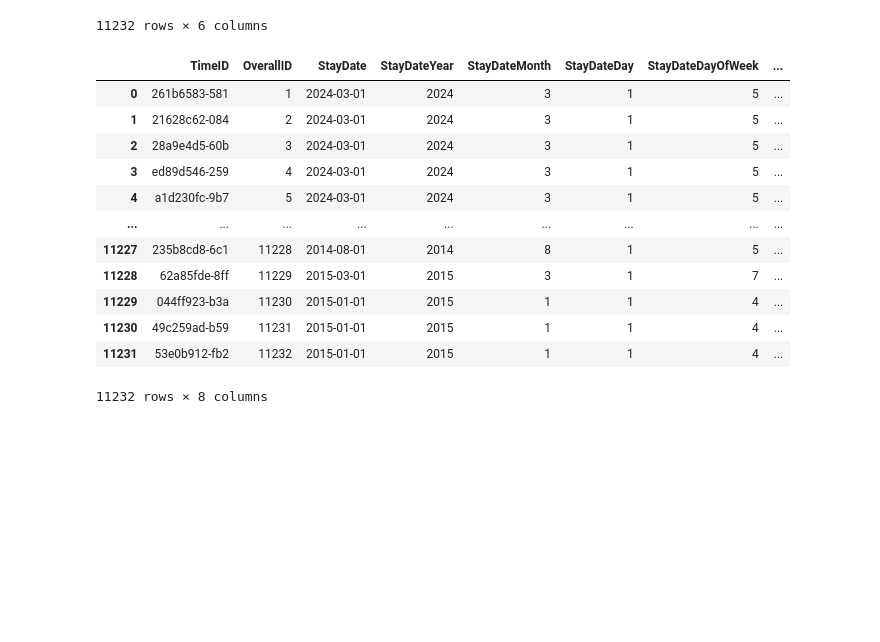
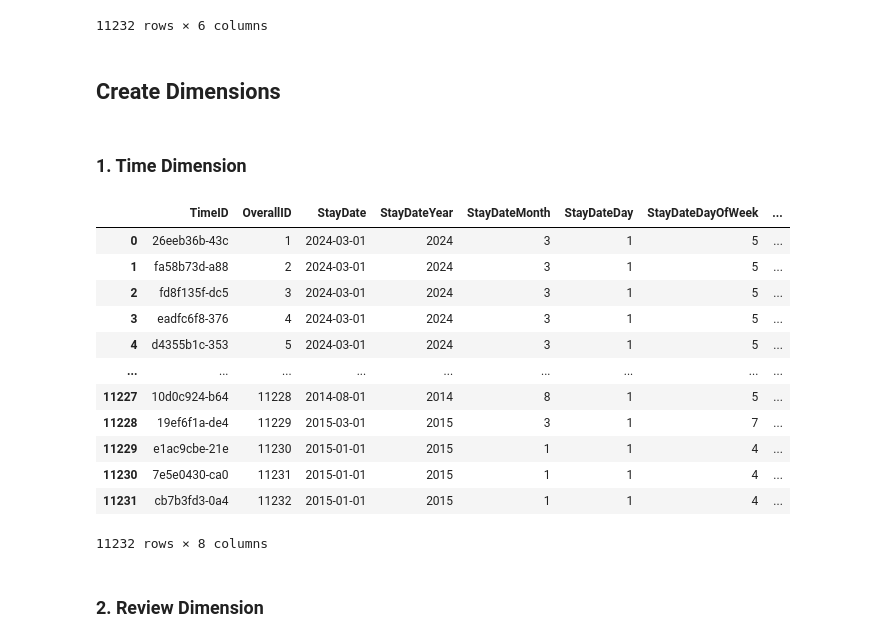
Before and after one commit to joannelxl/DataOpsMLOps, a Jupyter notebook: ETL_TestNotebook.ipynb, the cells around one changed output. Drawn from its saved outputs; the diff is of its cells as text; code cells hidden in the pictures; blank space fills up the shorter version.

```diff
--- a/ETL_TestNotebook.ipynb
+++ b/ETL_TestNotebook.ipynb
@@ -121,54 +134,66 @@ df
 | 11230 | Beautiful experience and amazing ... | This is a great place to visit ev... | 2015-01-01 | 59 | 5.0 | 11231 |
 | 11231 | Amazing | We stayed here just one night but... | 2015-01-01 | 68 | 5.0 | 11232 |
 11232 rows × 6 columns
+# %% [markdown]
+## Create Dimensions
+# %% [markdown]
+### 1. Time Dimension
 # %%
 # Time dimension
 # TimeID
 # StayDate
 # StayDateYear
 # StayDateMonth
 # StayDateDay
 # StayDateDayOfWeek
 # StayDateWeek
 
 db_tripadvisor = mysql.connector.connect(
 	host=db_host,
 	user=db_user,
 	passwd=db_pw,
 	database=db_name
 )
 
 time_sql = f'''
-SELECT `OverallID` as OverallID, `Date of Stay` as StayDate, YEAR(`Date of Stay`) AS StayDateYear, MONTH(`Date of Stay`) AS StayDateMonth, Day(`Date of Stay`) AS StayDateDay, IF((DayOfWeek(`Date of Stay`) - 1) = 0, 7, DayOfWeek(`Date of Stay`) - 1) As StayDateDayOfWeek, WEEK(`Date of Stay`) AS StayDateWeek
+SELECT OverallID,
+            tripadvisor_reviews.DateOfStay AS StayDate,
+            YEAR(DateOfStay) AS StayDateYear,
+            MONTH(DateOfStay) AS StayDateMonth,
+            Day(DateOfStay) AS StayDateDay,
+            IF((DayOfWeek(DateOfStay) - 1) = 0, 7, DayOfWeek(DateOfStay) - 1) As StayDateDayOfWeek,
+            WEEK(DateOfStay) AS StayDateWeek
 FROM tripadvisor_reviews
 '''
 
 df = pd.read_sql(sql=time_sql, con=db_tripadvisor)
 df['TimeID'] = df['StayDate'].apply(lambda x: str(uuid4())[:12])
 cols = df.columns.to_list()
 cols = cols[-1:] + cols[:-1]
 df = df[cols]
 # change to datetime type
 df["StayDate"] = pd.to_datetime(df['StayDate'], format='%Y-%m-%d')
 df
 # %% [output]
 |  | TimeID | OverallID | StayDate | StayDateYear | StayDateMonth | StayDateDay | StayDateDayOfWeek | ... |
-| 0 | 261b6583-581 | 1 | 2024-03-01 | 2024 | 3 | 1 | 5 | ... |
-| 1 | 21628c62-084 | 2 | 2024-03-01 | 2024 | 3 | 1 | 5 | ... |
-| 2 | 28a9e4d5-60b | 3 | 2024-03-01 | 2024 | 3 | 1 | 5 | ... |
-| 3 | ed89d546-259 | 4 | 2024-03-01 | 2024 | 3 | 1 | 5 | ... |
-| 4 | a1d230fc-9b7 | 5 | 2024-03-01 | 2024 | 3 | 1 | 5 | ... |
+| 0 | 26eeb36b-43c | 1 | 2024-03-01 | 2024 | 3 | 1 | 5 | ... |
+| 1 | fa58b73d-a88 | 2 | 2024-03-01 | 2024 | 3 | 1 | 5 | ... |
+| 2 | fd8f135f-dc5 | 3 | 2024-03-01 | 2024 | 3 | 1 | 5 | ... |
+| 3 | eadfc6f8-376 | 4 | 2024-03-01 | 2024 | 3 | 1 | 5 | ... |
+| 4 | d4355b1c-353 | 5 | 2024-03-01 | 2024 | 3 | 1 | 5 | ... |
 | ... | ... | ... | ... | ... | ... | ... | ... | ... |
-| 11227 | 235b8cd8-6c1 | 11228 | 2014-08-01 | 2014 | 8 | 1 | 5 | ... |
-| 11228 | 62a85fde-8ff | 11229 | 2015-03-01 | 2015 | 3 | 1 | 7 | ... |
-| 11229 | 044ff923-b3a | 11230 | 2015-01-01 | 2015 | 1 | 1 | 4 | ... |
-| 11230 | 49c259ad-b59 | 11231 | 2015-01-01 | 2015 | 1 | 1 | 4 | ... |
-| 11231 | 53e0b912-fb2 | 11232 | 2015-01-01 | 2015 | 1 | 1 | 4 | ... |
+| 11227 | 10d0c924-b64 | 11228 | 2014-08-01 | 2014 | 8 | 1 | 5 | ... |
+| 11228 | 19ef6f1a-de4 | 11229 | 2015-03-01 | 2015 | 3 | 1 | 7 | ... |
+| 11229 | e1ac9cbe-21e | 11230 | 2015-01-01 | 2015 | 1 | 1 | 4 | ... |
+| 11230 | 7e5e0430-ca0 | 11231 | 2015-01-01 | 2015 | 1 | 1 | 4 | ... |
+| 11231 | cb7b3fd3-0a4 | 11232 | 2015-01-01 | 2015 | 1 | 1 | 4 | ... |
 11232 rows × 8 columns
 # %%
 # Load Time Dimension
 df.to_sql(name='time', con = dwh, if_exists='replace')
 dwh.commit()
+# %% [markdown]
+### 2. Review Dimension
 # %%
 # to clean reviews
 def process_text(text):
```
Also changed, not shown: parts of 7 cells of this notebook, 3 other files.
